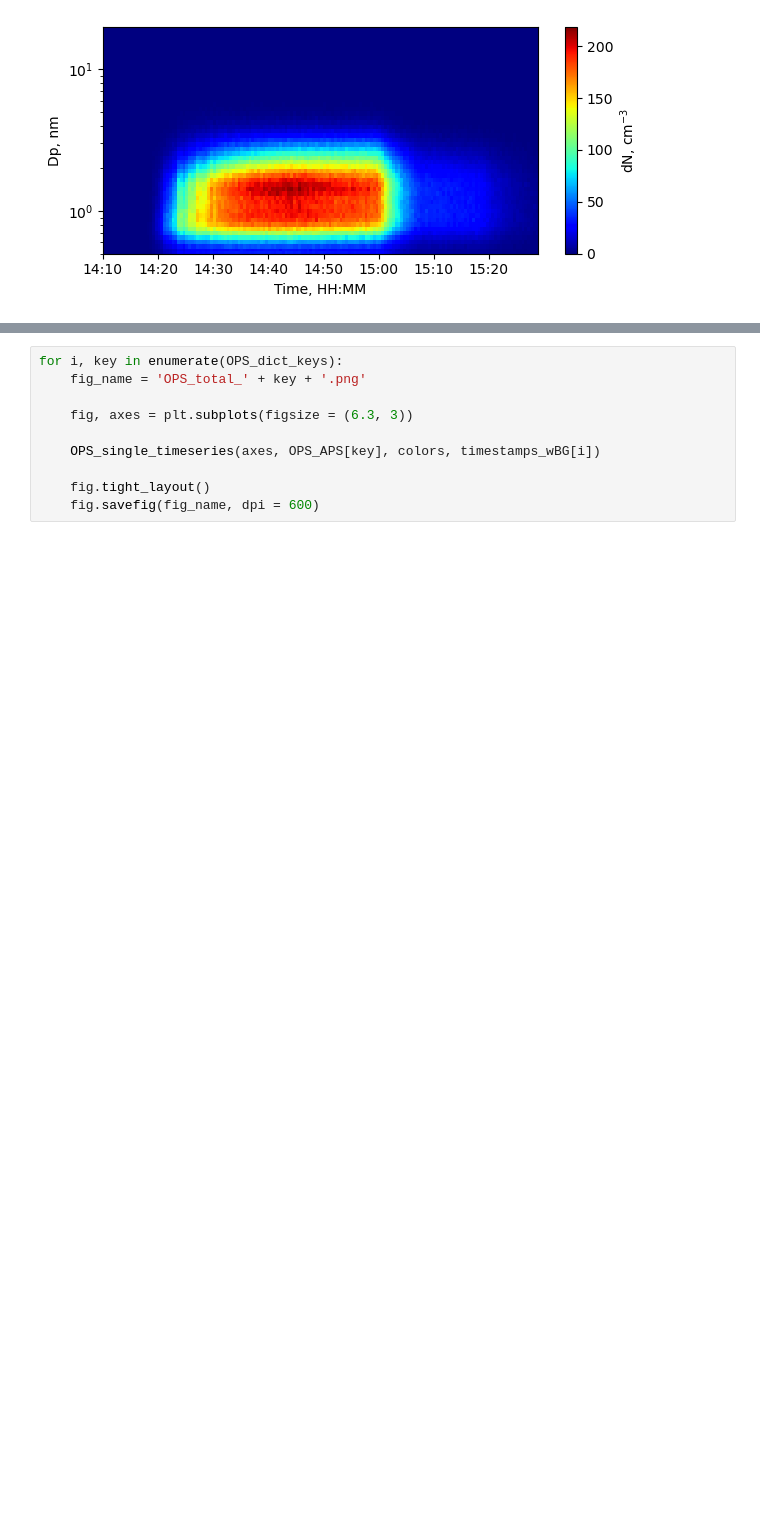
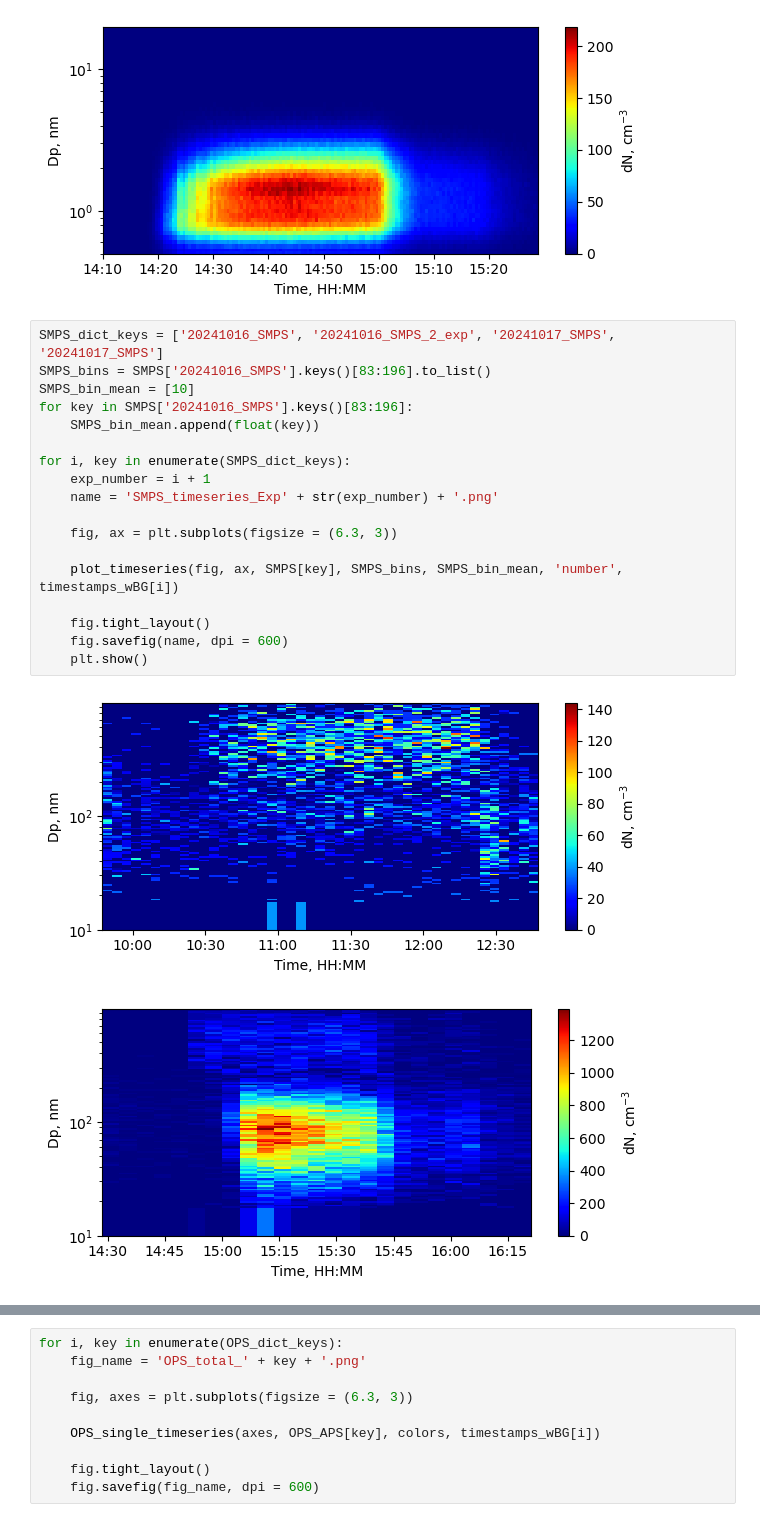
Before and after one commit to Normann25/Master-thesis, a Jupyter notebook: Lund Brake Wear/Timeseries.ipynb, the cells around one changed output, grey strips where cells are left out. Saved outputs shown, nothing was run; the diff lists cells and outputs as text; blank space fills up the shorter version.

```diff
--- a/Lund Brake Wear/Timeseries.ipynb
+++ b/Lund Brake Wear/Timeseries.ipynb
@@ -110,3 +110,24 @@ for i, key in enumerate(APS_dict_keys):
 [figure]
 [figure]
 [figure]
+# %%
+SMPS_dict_keys = ['20241016_SMPS', '20241016_SMPS_2_exp', '20241017_SMPS', '20241017_SMPS']
+SMPS_bins = SMPS['20241016_SMPS'].keys()[83:196].to_list()
+SMPS_bin_mean = [10]
+for key in SMPS['20241016_SMPS'].keys()[83:196]:
+    SMPS_bin_mean.append(float(key))
+
+for i, key in enumerate(SMPS_dict_keys):
+    exp_number = i + 1
+    name = 'SMPS_timeseries_Exp' + str(exp_number) + '.png'
+
+    fig, ax = plt.subplots(figsize = (6.3, 3))
+
+    plot_timeseries(fig, ax, SMPS[key], SMPS_bins, SMPS_bin_mean, 'number', timestamps_wBG[i])
+
+    fig.tight_layout()
+    fig.savefig(name, dpi = 600)
+    plt.show()
+# %% [output]
+[figure, added]
+[figure, added]
```
Also changed, not shown: parts of 1 cell of this notebook.
